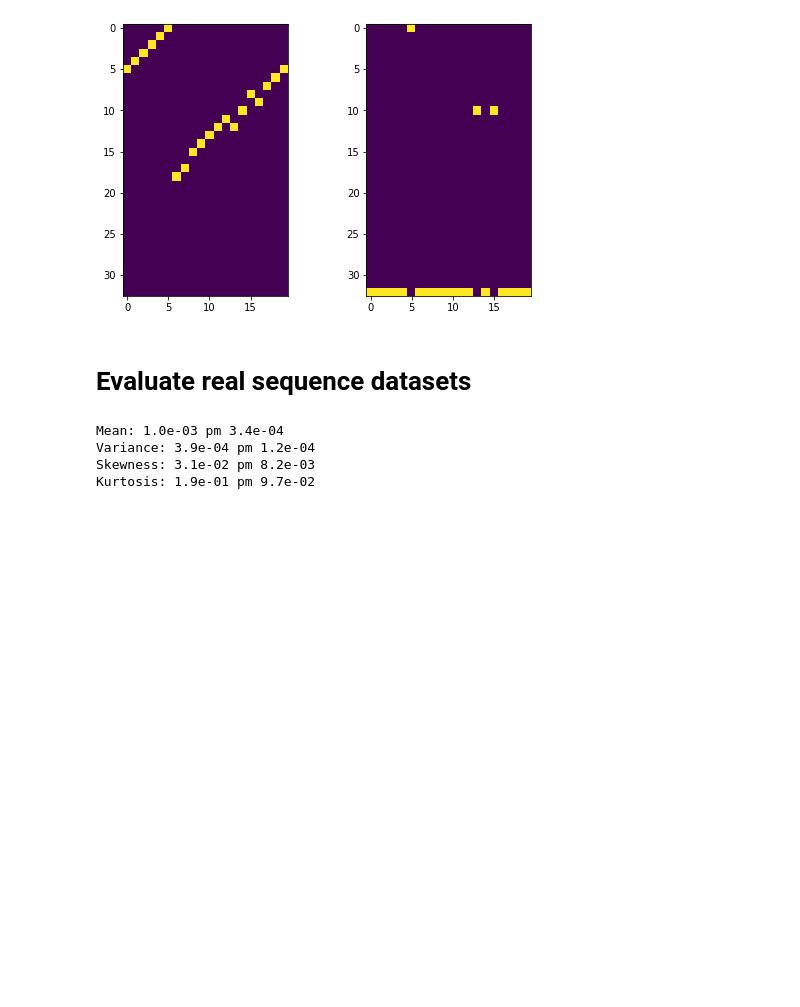
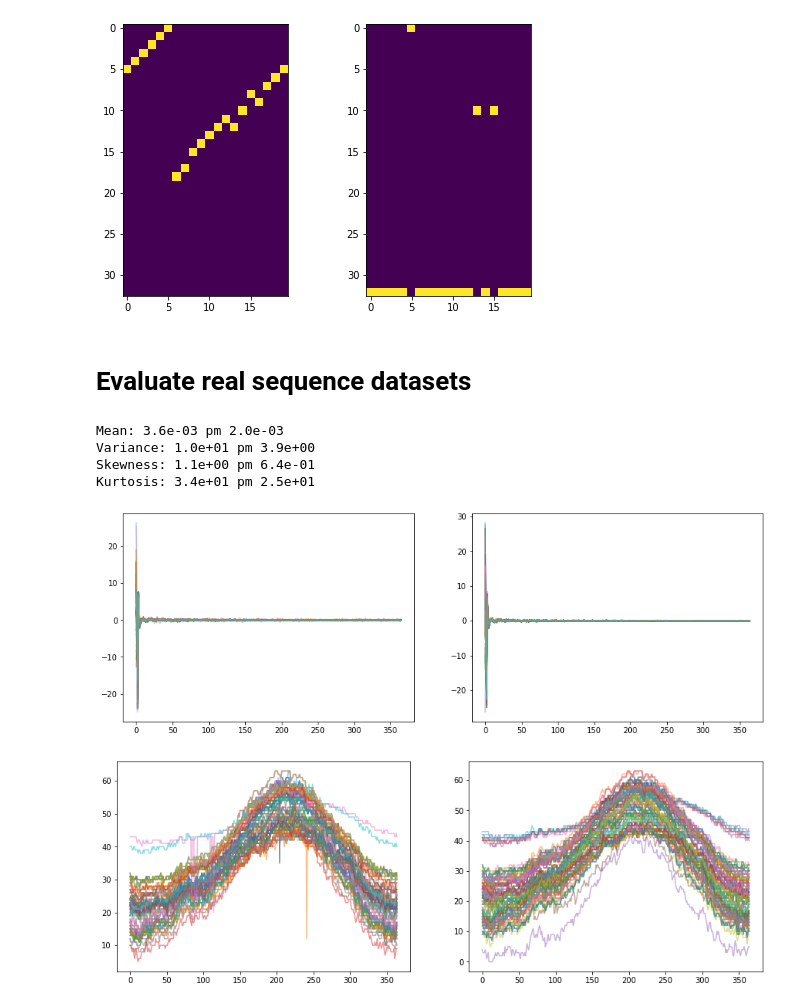
Before and after one commit to matthew9671/tauLDR, a Jupyter notebook: notebooks/eval_unconditional.ipynb, the cells around one changed output. Saved outputs shown, nothing was run; the diff lists cells and outputs as text; code cells hidden in the pictures; blank space fills up the shorter version.

Commit message:
Fixed the old tau-leaping update steps and added new code

```diff
--- a/notebooks/eval_unconditional.ipynb
+++ b/notebooks/eval_unconditional.ipynb
@@ -732,22 +689,29 @@ fig.set_facecolor('white')
 # %%
+from tqdm import tqdm
+
 tqdm._instances.clear()
 
-num_samples = 500
-updates_per_eval = 5
+num_samples = 100
+eval_cfg.sampler.updates_per_eval = 3
+eval_cfg.sampler.num_steps = 60
+
+# eval_cfg.sampler.name = "PCMultiGillespies"
+# eval_cfg.sampler.name = "PCTauLeapingAbsorbingInformed"
+eval_cfg.sampler.name = "TauLeaping"
 eval_cfg.sampler.num_corrector_steps = 1
-eval_cfg.sampler.name = "PCMultiGillespies"
+
 eval_cfg.sampler.corrector_entry_time = 0.9
 eval_cfg.sampler.corrector_step_size_multiplier = .1
 eval_cfg.sampler.balancing_function = "mpf"
-sampler = sample_utils.(eval_cfg)
+sampler = sampling_utils.get_sampler(eval_cfg)
 
-num_repeats = 20
+num_repeats = 5
 
 total_results = None
 for _ in range(num_repeats):
-    samples, ts = sampler.sample(model, num_samples, 0, updates_per_eval=updates_per_eval)
+    samples, ts, _ = sampler.sample(model, num_samples, 0)
     samples = np.clip(samples, 0, S-2)
-    out_dict = eval_mse_stats(dataset, samples)
+    out_dict = eval_dct_mse_stats(dataset, samples, S)
     if total_results is None:
         total_results = {key: [out_dict[key]] for key in out_dict}
     else:
@@ -759,7 +723,7 @@ for metric in metrics:
     results = total_results[metric.lower()]
     print(metric + ": {:.1e} pm {:.1e}".format(np.mean(results), np.std(results)))
 # %% [output]
-Mean: 1.0e-03 pm 3.4e-04
-Variance: 3.9e-04 pm 1.2e-04
-Skewness: 3.1e-02 pm 8.2e-03
-Kurtosis: 1.9e-01 pm 9.7e-02
+Mean: 3.6e-03 pm 2.0e-03
+Variance: 1.0e+01 pm 3.9e+00
+Skewness: 1.1e+00 pm 6.4e-01
+Kurtosis: 3.4e+01 pm 2.5e+01
@@ -765,0 +812,18 @@ Kurtosis: 1.9e-01 pm 9.7e-02
+# %%
+samples = np.clip(samples, 0, S-2)
+scaled_samples = dataset.rescale(samples)
+scaled_data = dataset.rescale(dataset.data.cpu()).numpy()
+
+dct_data = dct(scaled_data, type=2, norm='ortho')
+dct_samples = dct(scaled_samples, type=2, norm='ortho')
+_, axes = plt.subplots(1, 2, figsize=(15,5))
+for i in range(100):
+    axes[0].plot(dct_samples[i], alpha=.5)
+    axes[1].plot(dct_data[i], alpha=.5)
+_, axes = plt.subplots(1, 2, figsize=(15,5))
+for i in range(100):
+    axes[0].plot(samples[i], alpha=.5)
+    axes[1].plot(data.cpu()[i], alpha=.5)
+# %% [output]
+[figure, added]
+[figure, added]
```
Also changed, not shown: parts of 25 cells of this notebook, 33 other files.
